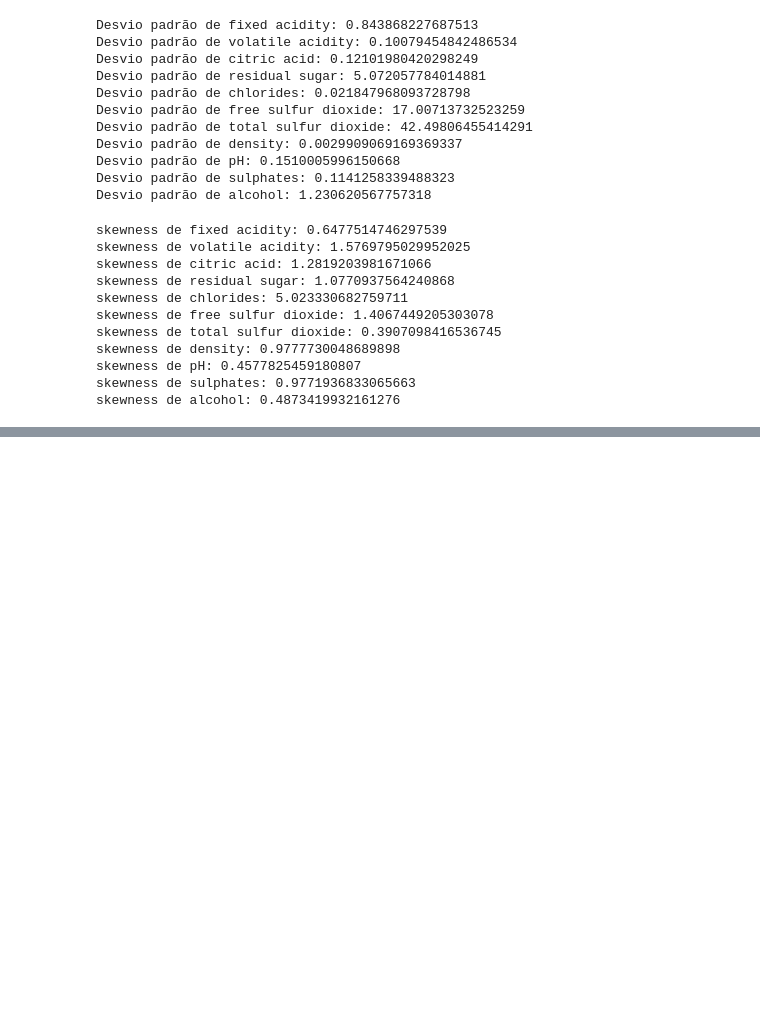
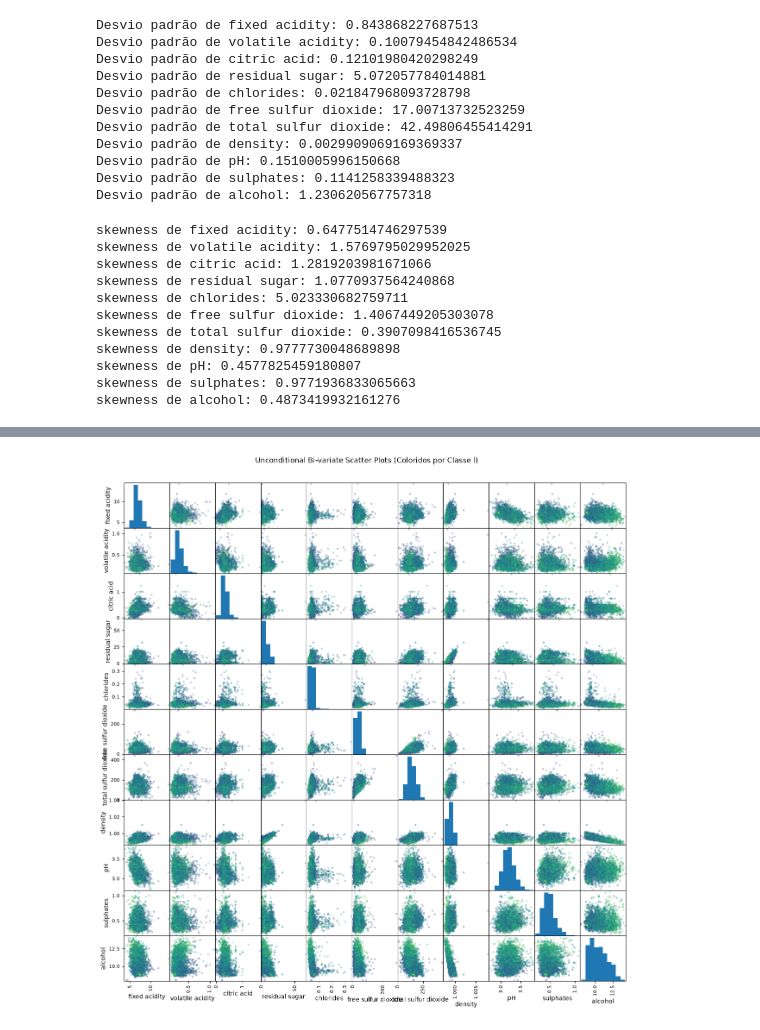
Before and after one commit to leodayvison/aci-homeworks, a Jupyter notebook: hw1/eda.ipynb, the cells around one changed output, grey strips where cells are left out. Saved outputs shown, nothing was run; the diff lists cells and outputs as text; code cells hidden in the pictures; blank space fills up the shorter version.

```diff
--- a/hw1/eda.ipynb
+++ b/hw1/eda.ipynb
@@ -277,0 +338,18 @@ skewness de alcohol: 0.4873419932161276
+# %%
+pd.plotting.scatter_matrix(
+    wine_feat,
+    alpha=0.3,
+    figsize=(15, 15),
+    diagonal='hist',
+    c=wine_target,
+    cmap='viridis',
+    marker='o',
+    s=10,
+)
+
+plt.suptitle(
+    'Unconditional Bi-variate Scatter Plots (Coloridos por Classe l)', y=0.92
+)
+plt.show()
+# %% [output]
+[figure, added]
```
Also changed, not shown: parts of 4 cells of this notebook.
